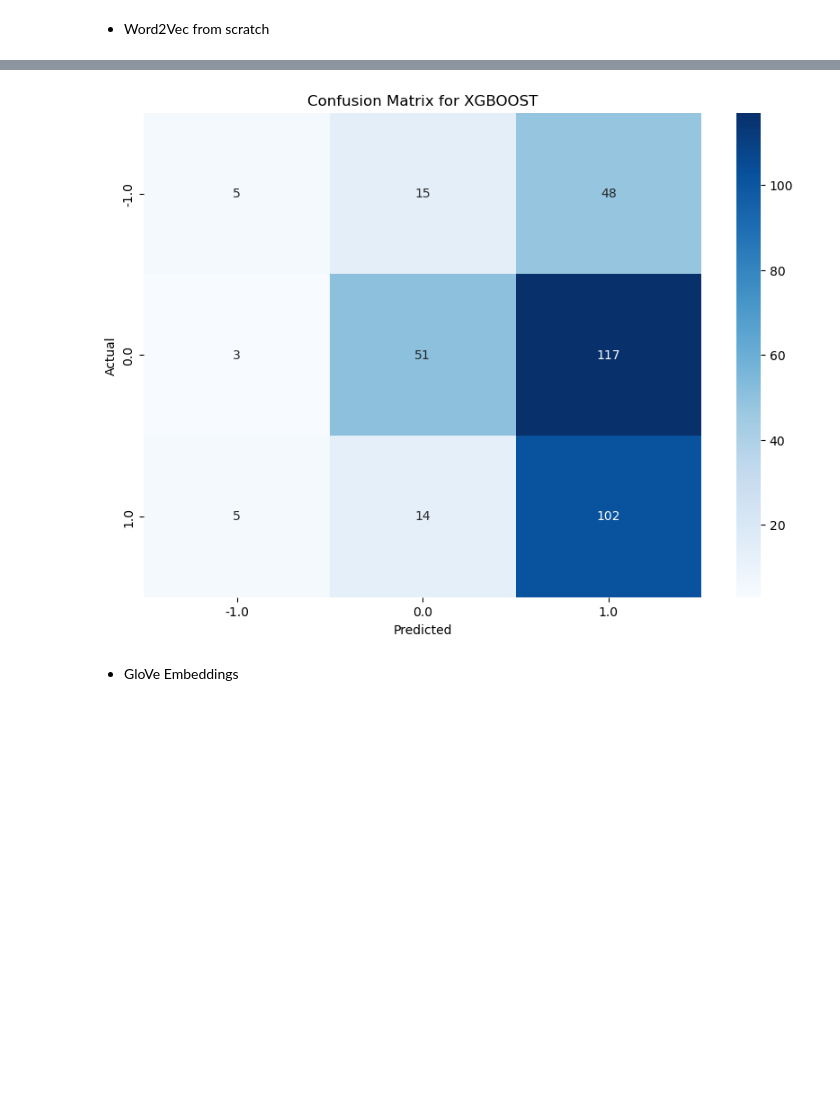
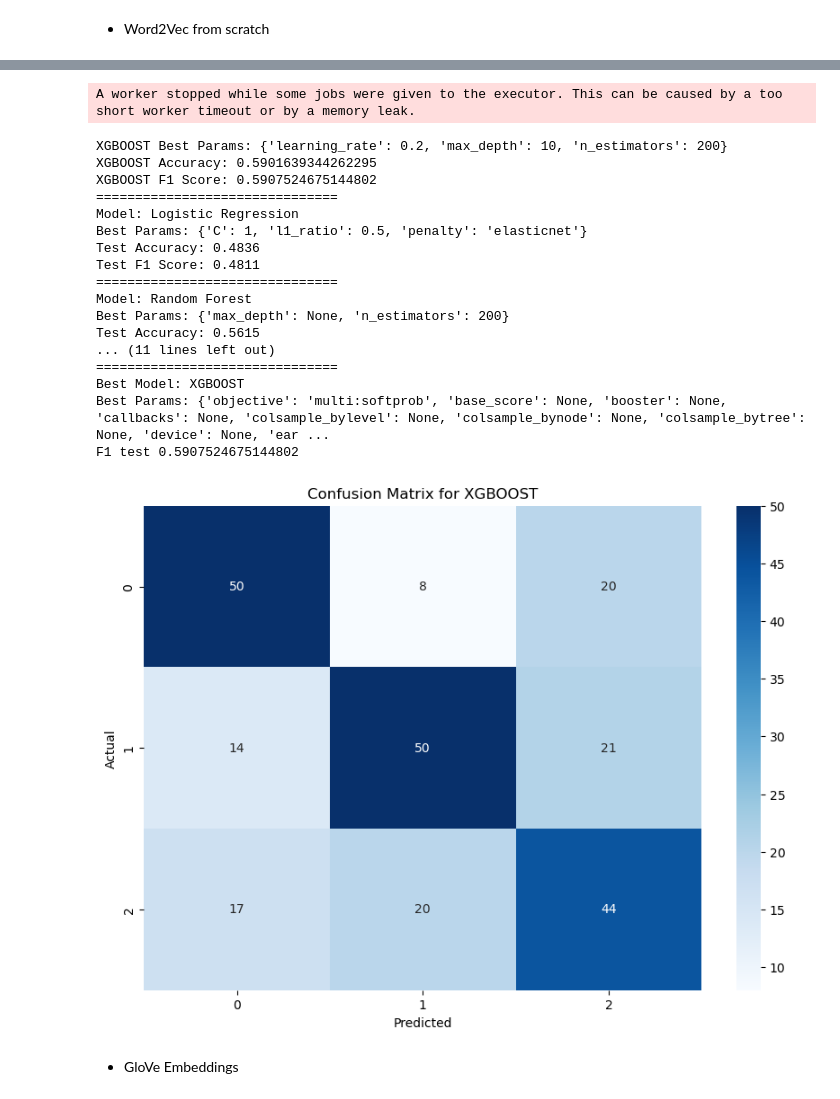
Before and after one commit to paultltc/InflaBERT, a Jupyter notebook: source/training/SA.ipynb, the cells around one changed output, grey strips where cells are left out. Saved outputs shown, nothing was run; the diff lists cells and outputs as text; code cells hidden in the pictures; blank space fills up the shorter version.

Commit message:
changing the split

```diff
--- a/source/training/SA.ipynb
+++ b/source/training/SA.ipynb
@@ -315,3 +306,17 @@ plot_timeseries(testing_news)
+# %%
+def split_hf(dataset, split_ratio=0.1, seed=42):
+    split_idx = int(len(dataset) * split_ratio)
+    dataset = dataset.shuffle(seed=seed)
+    return {'train': dataset.select(range(split_idx, len(dataset))), 'eval': dataset.select(range(split_idx))}
+
+ds = load_dataset('json', data_files={'train': training_path+'news_train_downsample.jsonl', 'test': training_path+'news_eval.jsonl'})
+ds.update(split_hf(ds['train']))
+ds = ds.map(lambda ex: {'labels': int(ex['label']) + 1})
+ds = ds.rename_columns({'summary': 'text'}).select_columns(['text', 'labels'])
+# %%
+# get the train and eval
+training_news = ds['train'].to_pandas()
+testing_news = ds['eval'].to_pandas()
 # %% [markdown]
 Combine train and test datasets. More convinient for all the preprocessing of the data
 # %%
@@ -324,7 +329,7 @@ LAST_TRAINING_NEWS_ID = len(training_news)
 full_dataset = pd.concat([training_news, testing_news], ignore_index=True)
 
 # remove unwanted char
-full_dataset['proc_summary'] = np.vectorize(remove_pattern)(full_dataset['Summary'], "(@[\w]*)")
+full_dataset['proc_summary'] = np.vectorize(remove_pattern)(full_dataset['text'], "(@[\w]*)")
 
 # Replace matched characters with a space
 full_dataset.proc_summary = full_dataset.proc_summary.apply(
@@ -493,7 +498,7 @@ full_dataset.head(3)
 # %%
 # Train test split
-train_w2v = full_dataset.iloc[:LAST_TRAINING_NEWS_ID,:][['glove_embeddings', 'embeddings', 'label']]
-test_w2v = full_dataset.iloc[LAST_TRAINING_NEWS_ID:,:][['glove_embeddings', 'embeddings', 'label']]
+train_w2v = full_dataset.iloc[:LAST_TRAINING_NEWS_ID,:][['glove_embeddings', 'embeddings', 'labels']]
+test_w2v = full_dataset.iloc[LAST_TRAINING_NEWS_ID:,:][['glove_embeddings', 'embeddings', 'labels']]
 # %% [markdown]
 #### Models testing (Word2vec VS GloVe)
 # %% [markdown]
@@ -502,8 +507,8 @@ test_w2v = full_dataset.iloc[LAST_TRAINING_NEWS_ID:,:][['glove_embeddings', 'emb
 # Word2Vec
 X_train_w2v = train_w2v['embeddings'].tolist()
 X_test_w2v = test_w2v['embeddings'].tolist()
-y_train_w2v = train_w2v['label'].tolist()
-y_test_w2v = test_w2v['label'].tolist()
+y_train_w2v = train_w2v['labels'].tolist()
+y_test_w2v = test_w2v['labels'].tolist()
 
 # Convert labels to non-negative integers if needed
 unique_labels = np.unique(y_train_w2v)
@@ -537,4 +545,22 @@ F1 test 0.39306571741684293
+A worker stopped while some jobs were given to the executor. This can be caused by a too short worker timeout or by a memory leak.
+XGBOOST Best Params: {'learning_rate': 0.2, 'max_depth': 10, 'n_estimators': 200}
+XGBOOST Accuracy: 0.5901639344262295
+XGBOOST F1 Score: 0.5907524675144802
+===============================
+Model: Logistic Regression
+Best Params: {'C': 1, 'l1_ratio': 0.5, 'penalty': 'elasticnet'}
+Test Accuracy: 0.4836
+Test F1 Score: 0.4811
+===============================
+Model: Random Forest
+Best Params: {'max_depth': None, 'n_estimators': 200}
+Test Accuracy: 0.5615
+... (11 lines left out)
+===============================
+Best Model: XGBOOST
+Best Params: {'objective': 'multi:softprob', 'base_score': None, 'booster': None, 'callbacks': None, 'colsample_bylevel': None, 'colsample_bynode': None, 'colsample_bytree': None, 'device': None, 'ear ...
+F1 test 0.5907524675144802
-[figure, old version]
+[figure, new version]
 # %% [markdown]
 - GloVe Embeddings
 # %%
```
Also changed, not shown: parts of 14 cells of this notebook, 1 other file.
